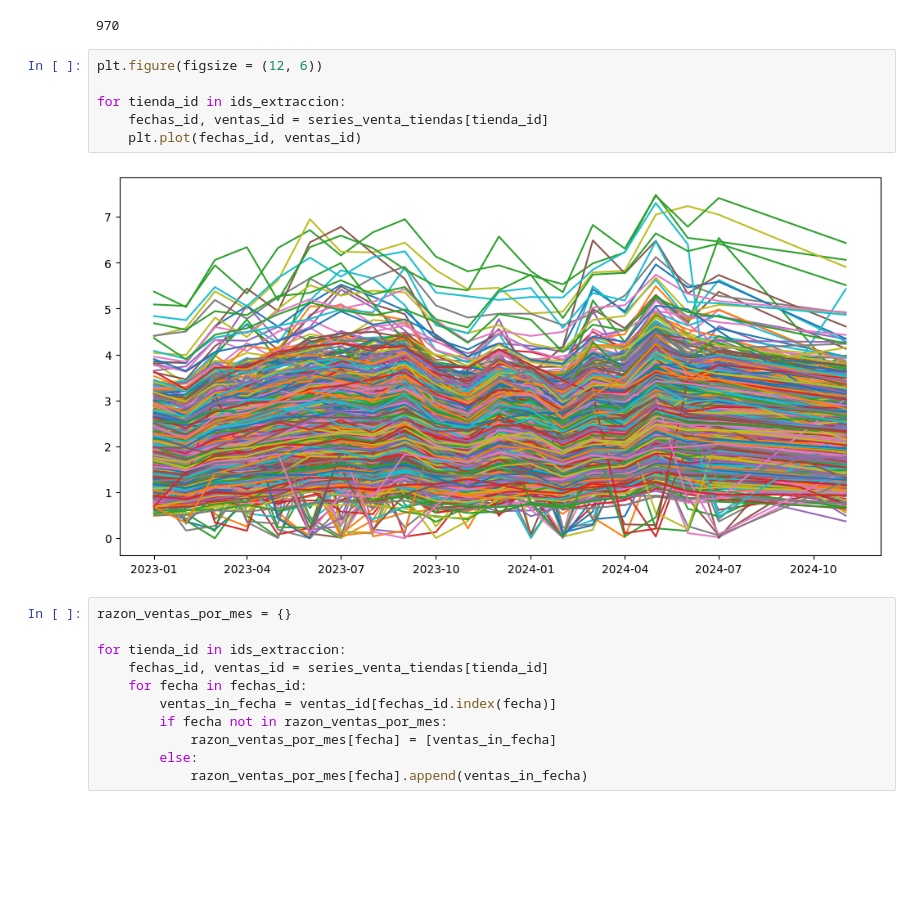
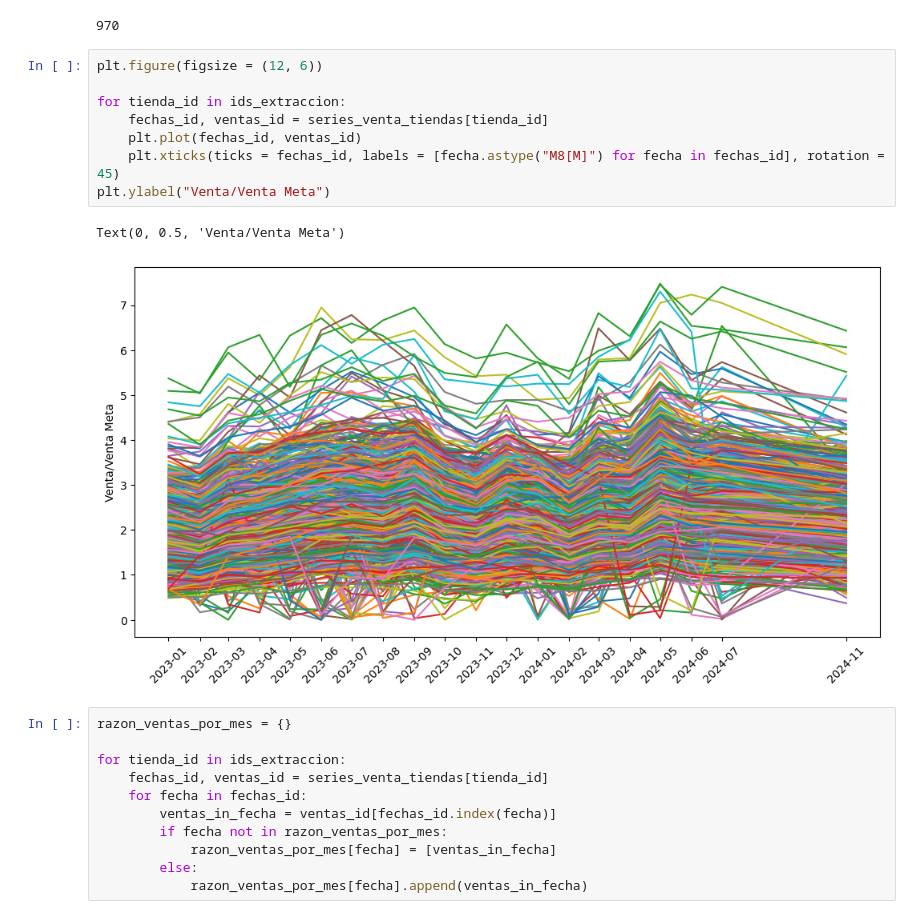
Before and after one commit to FedeSS99/Proyecto-Oxxo-F4, a Jupyter notebook: ExploracionVentas.ipynb, the cells around one changed output. Saved outputs shown, nothing was run; the diff lists cells and outputs as text; blank space fills up the shorter version.

```diff
--- a/ExploracionVentas.ipynb
+++ b/ExploracionVentas.ipynb
@@ -193,11 +193,14 @@ tam_fecha_frecuente_ids
 # %%
 plt.figure(figsize = (12, 6))
 
 for tienda_id in ids_extraccion:
     fechas_id, ventas_id = series_venta_tiendas[tienda_id]
     plt.plot(fechas_id, ventas_id)
+    plt.xticks(ticks = fechas_id, labels = [fecha.astype("M8[M]") for fecha in fechas_id], rotation = 45)
+plt.ylabel("Venta/Venta Meta")
 # %% [output]
+Text(0, 0.5, 'Venta/Venta Meta')
-[figure, old version]
+[figure, new version]
 # %%
 razon_ventas_por_mes = {}
 
```
Also changed, not shown: parts of 14 cells of this notebook, 1 other file.
